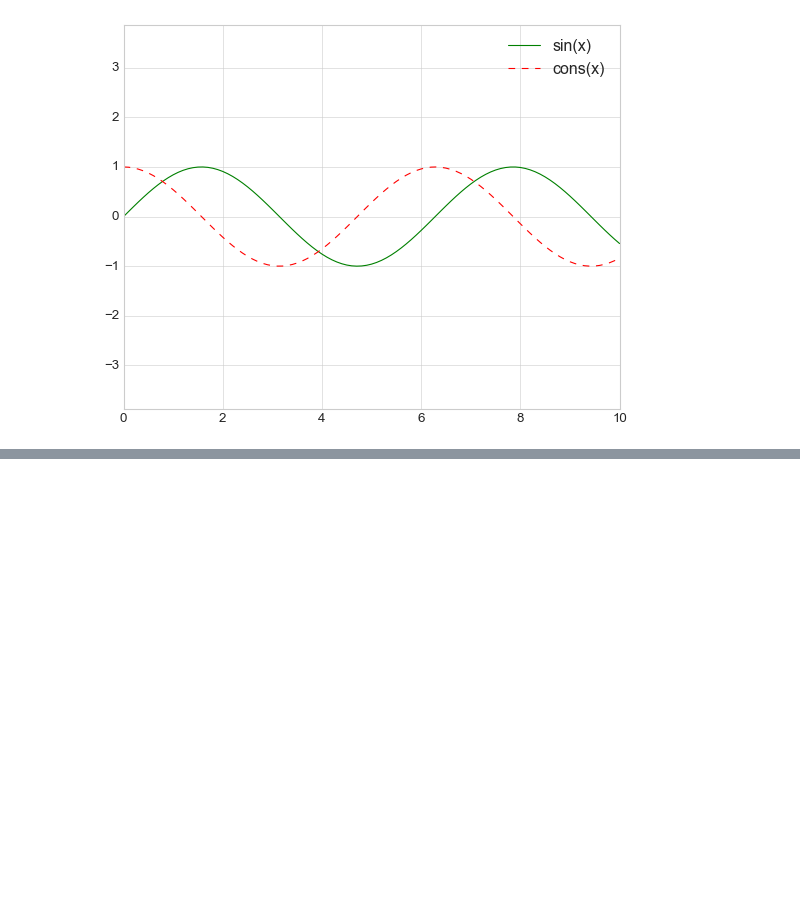
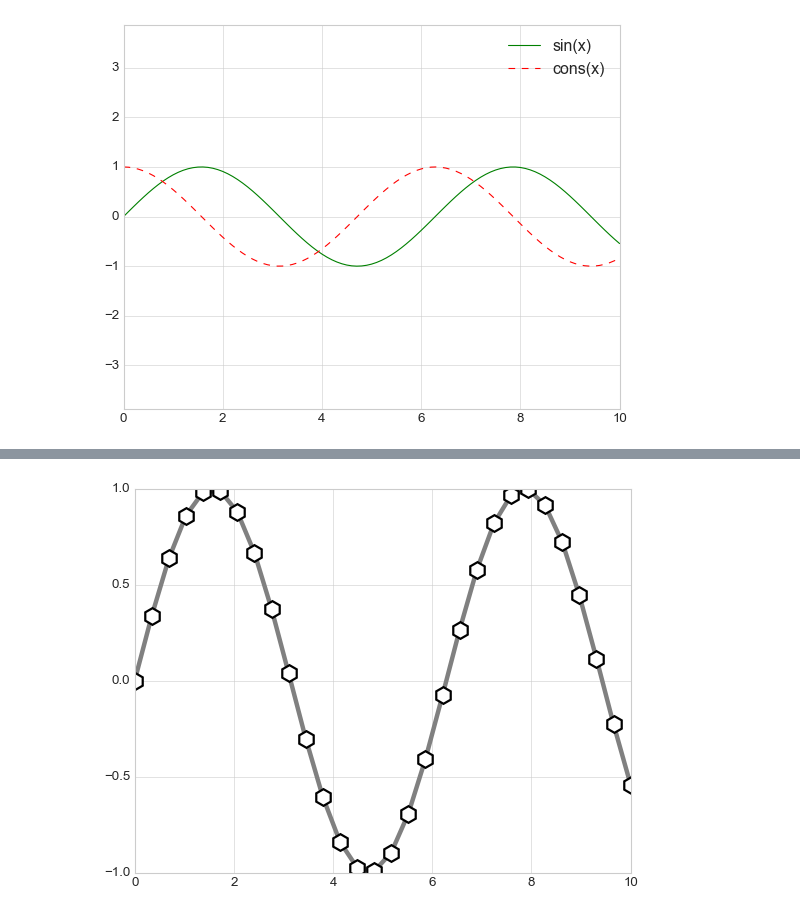
Before and after one commit to tak-jj/TIL, a Jupyter notebook: 2022-10-19/01.Matplotlib.ipynb, the cells around one changed output, grey strips where cells are left out. Drawn from its saved outputs; the diff is of its cells as text; code cells hidden in the pictures; blank space fills up the shorter version.

```diff
--- a/2022-10-19/01.Matplotlib.ipynb
+++ b/2022-10-19/01.Matplotlib.ipynb
@@ -194,0 +222,12 @@ plt.show()
+# %%
+plt.plot(x, y, '-h', color='gray', #'p' means pentagon, 'h' means hexagon
+        markersize = 15,
+        linewidth = 4,
+        markerfacecolor = 'w',
+        markeredgecolor = 'k',
+        markeredgewidth = 2
+        ) #can set various styles of graph
+
+plt.show()
+# %% [output]
+[figure, added]
```
Also changed, not shown: parts of 10 cells of this notebook, 2 other files.
